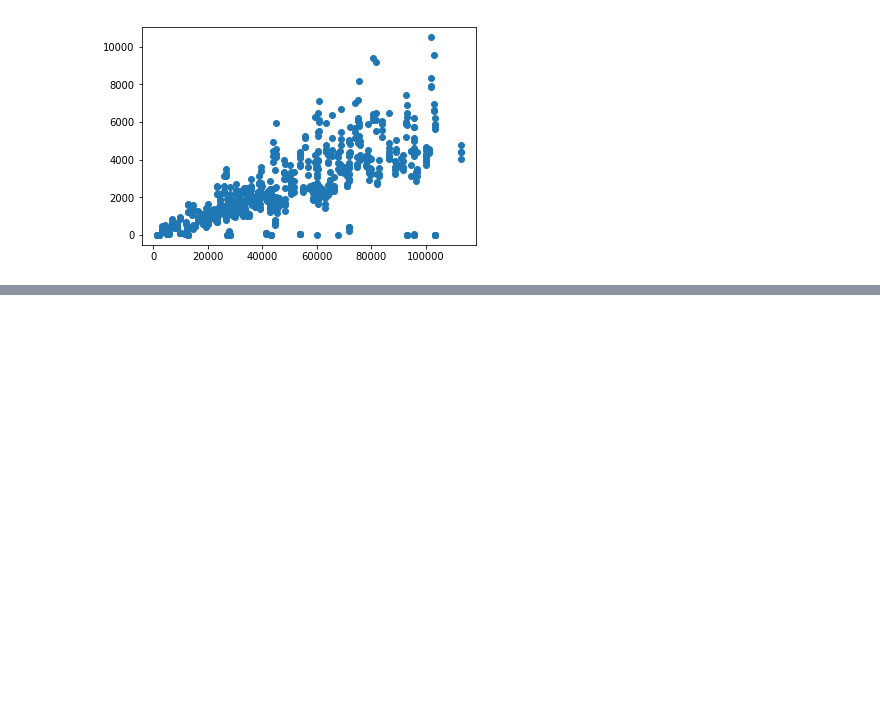
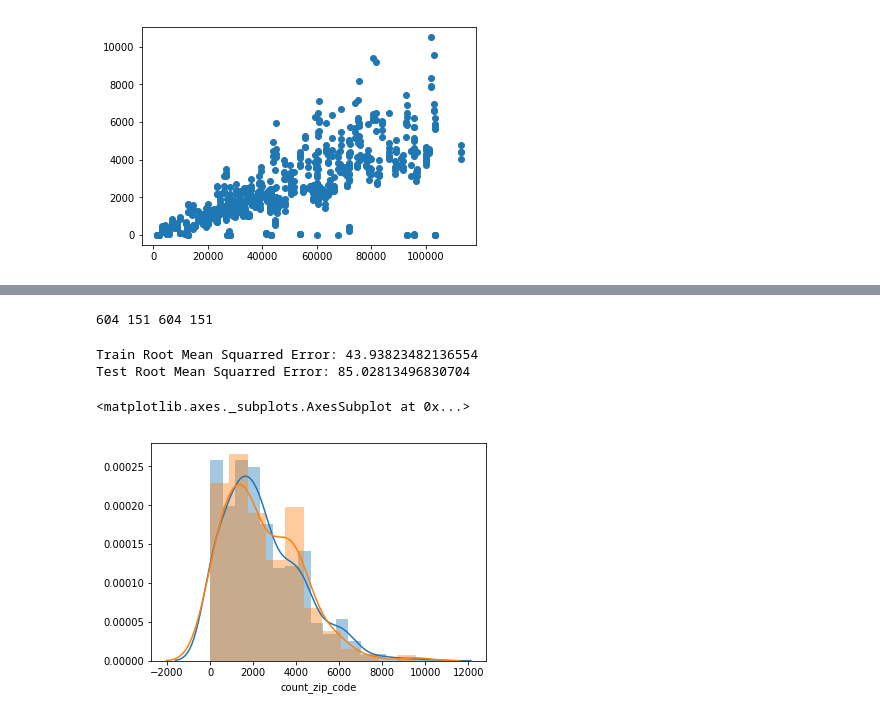
Before and after one commit to kahartman2/Project_NYC_311, a Jupyter notebook: regression_analysis.ipynb, the cells around one changed output, grey strips where cells are left out. Cells and saved outputs as stored; diff of their text form; code cells hidden in the pictures; blank space fills up the shorter version.

Commit message:
test train split added

```diff
--- a/regression_analysis.ipynb
+++ b/regression_analysis.ipynb
@@ -253,0 +266,16 @@ plt.scatter(df['pop'], df['count_zip_code'])
+# %%
+y = log_data_ols.count_zip_code
+X = log_data_ols.drop(['count_zip_code'], axis=1)
+# %%
+X_train, X_test, y_train, y_test = train_test_split(X, y, test_size=0.20)
+# %%
+print(len(X_train), len(X_test), len(y_train), len(y_test))
+# %% [output]
+604 151 604 151
+# %%
+from sklearn.linear_model import LinearRegression
+linreg = LinearRegression()
+linreg.fit(X_train, y_train)
+
+y_hat_train = linreg.predict(X_train)
+y_hat_test = linreg.predict(X_test)
@@ -253,0 +285,14 @@ plt.scatter(df['pop'], df['count_zip_code'])
+# %%
+rmse_train = np.sqrt(np.sum((y_train-y_hat_train)**2))/len(y_train)
+rmse_test = np.sqrt(np.sum((y_test-y_hat_test)**2))/len(y_test)
+print('Train Root Mean Squarred Error:', rmse_train)
+print('Test Root Mean Squarred Error:', rmse_test)
+# %% [output]
+Train Root Mean Squarred Error: 43.93823482136554
+Test Root Mean Squarred Error: 85.02813496830704
+# %%
+sns.distplot(y_train)
+sns.distplot(y_test)
+# %% [output]
+<matplotlib.axes._subplots.AxesSubplot at 0x...>
+[figure, added]
```
Also changed, not shown: parts of 7 cells of this notebook.
